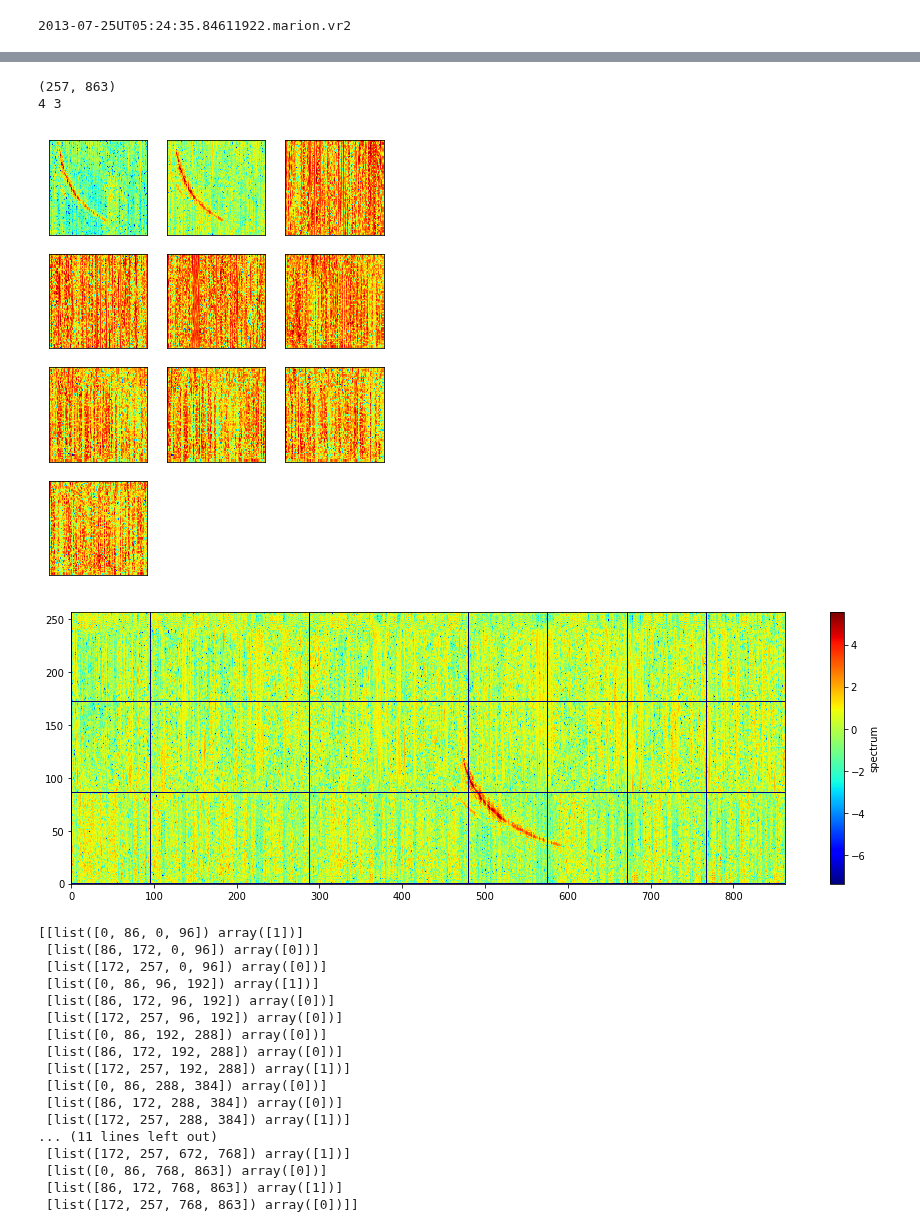
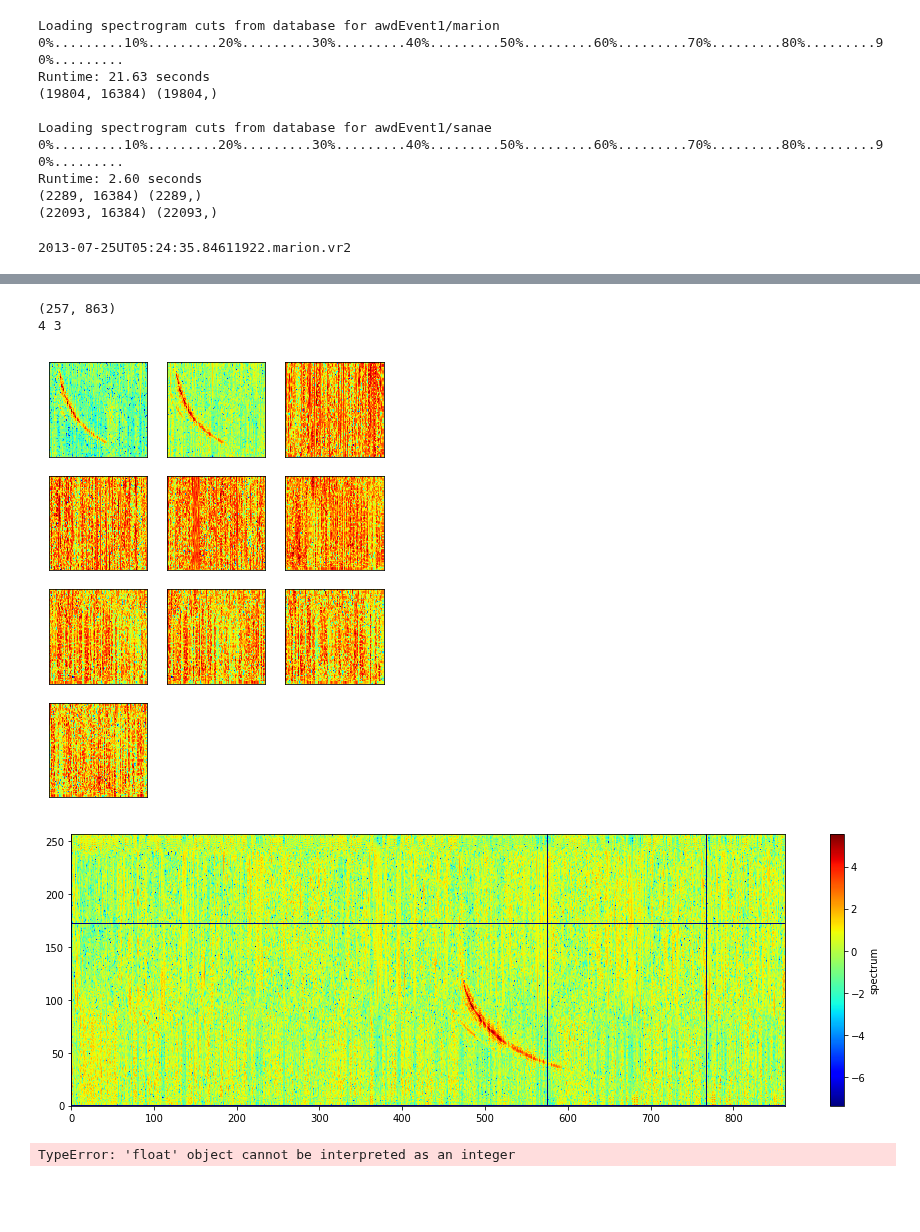
Before and after one commit to Kojey/MSc-whistler-waves-detector, a Jupyter notebook: ipy/experiments/model/detector.ipynb, the cells around one changed output, grey strips where cells are left out. Drawn from its saved outputs; the diff is of its cells as text; code cells hidden in the pictures; blank space fills up the shorter version.

```diff
--- a/ipy/experiments/model/detector.ipynb
+++ b/ipy/experiments/model/detector.ipynb
@@ -33,5 +36,38 @@ site = parameters.sites[0]
+# %%
+from sklearn import preprocessing
+data = np.arange(parameters.clf_input_height*parameters.clf_input_width).reshape(1,parameters.clf_input_height*parameters.clf_input_width)
+evt = np.arange(1)
+# load dataset from every site
+for site in parameters.sites:
+    _data, pb, _evt, f_cut_length, t_cut_length = spectrogram_cuts_db_creation.load_spectrogram_cuts_db(awd_event, site, 'training_set_'+site+'.h5', verbose=True, noise=True)
+    print(_data.shape, _evt.shape)
+    data = np.append(data,_data, axis=0)
+    evt = np.append(evt,_evt, axis=0)
+# remove first element
+data = np.delete(data, 0, 0)
+evt = np.delete(evt, 0, 0)
+# shuffle
+data = list(zip(data,evt))
+np.random.shuffle(data)
+data, evt = zip(*data)
+data = np.array(data)
+evt = np.array(evt)
+print(data.shape, evt.shape)
+scaler = preprocessing.StandardScaler().fit(data)
+# %% [output]
+Loading spectrogram cuts from database for awdEvent1/marion
+0%.........10%.........20%.........30%.........40%.........50%.........60%.........70%.........80%.........90%.........
+Runtime: 21.63 seconds
+(19804, 16384) (19804,)
+
+Loading spectrogram cuts from database for awdEvent1/sanae
+0%.........10%.........20%.........30%.........40%.........50%.........60%.........70%.........80%.........90%.........
+Runtime: 2.60 seconds
+(2289, 16384) (2289,)
+(22093, 16384) (22093,)
 # %%
 # get file
+site = parameters.sites[0]
 file = utilities.random_file(awd_event, site)
 # file = '2013-08-14UT21:11:41.44611906.marion.vr2'
 file = '2013-07-25UT05:24:35.84611922.marion.vr2'
@@ -78,7 +114,7 @@ plt.show()
 
 
 
-heigth = 3
+heigth = 1
 width = 3*heigth
 _spec = spec.copy()
 f_max, t_max = spec.shape
@@ -107,48 +143,33 @@ for t in range(len(t_index)):
         cut = []
         if t < len(t_index)-1 and f<len(f_index)-1:
             cut = [f_index[f],f_index[f+1],t_index[t],t_index[t+1]]
         elif f == len(f_index)-1 and t < len(t_index)-1:
             cut = [f_index[f],f_max,t_index[t],t_index[t+1]]
         elif t==len(t_index)-1 and f < len(f_index)-1:
             cut = [f_index[f],f_index[f+1],t_index[t],t_max]
         else:
             cut = [f_index[f],f_max,t_index[t],t_max]
 
         spec_cut = _spec[cut[0]:cut[1], cut[2]:cut[3]]
         spec_cut = spectrogram_reshape(spec_cut).flatten().reshape(1,parameters.clf_input_width*parameters.clf_input_height)
+        spec_cut = scaler.transform(spec_cut)
         pred = model.predict(spec_cut)
         pred = np.argmax(pred, axis=1)
 
 
         cuts.append(cut)
         pred_cuts.append(pred)
 
         result.append([cut,pred])
 
 pred_cuts = np.array(pred_cuts).reshape(heigth,width)
 result = np.array(result)
 print(result)
 # %% [output]
 2013-07-25UT05:24:35.84611922.marion.vr2
 [figure]
 (257, 863)
 4 3
 [figure]
-[figure, old version]
+[figure, new version]
-[[list([0, 86, 0, 96]) array([1])]
- [list([86, 172, 0, 96]) array([0])]
- [list([172, 257, 0, 96]) array([0])]
- [list([0, 86, 96, 192]) array([1])]
- [list([86, 172, 96, 192]) array([0])]
- [list([172, 257, 96, 192]) array([0])]
- [list([0, 86, 192, 288]) array([0])]
- [list([86, 172, 192, 288]) array([0])]
- [list([172, 257, 192, 288]) array([1])]
- [list([0, 86, 288, 384]) array([0])]
- [list([86, 172, 288, 384]) array([0])]
- [list([172, 257, 288, 384]) array([1])]
-... (11 lines left out)
- [list([172, 257, 672, 768]) array([1])]
- [list([0, 86, 768, 863]) array([0])]
- [list([86, 172, 768, 863]) array([1])]
- [list([172, 257, 768, 863]) array([0])]]
+TypeError: 'float' object cannot be interpreted as an integer
```
Also changed, not shown: parts of 1 cell of this notebook, 3 other files.
